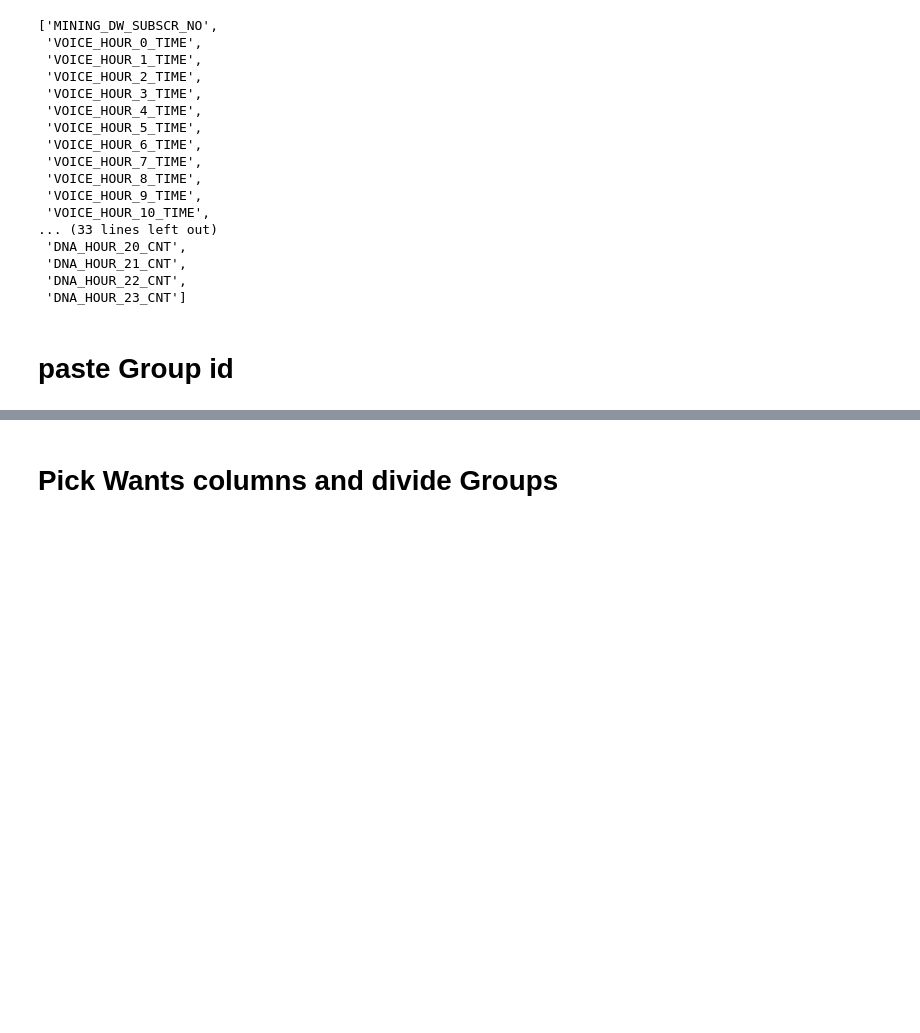
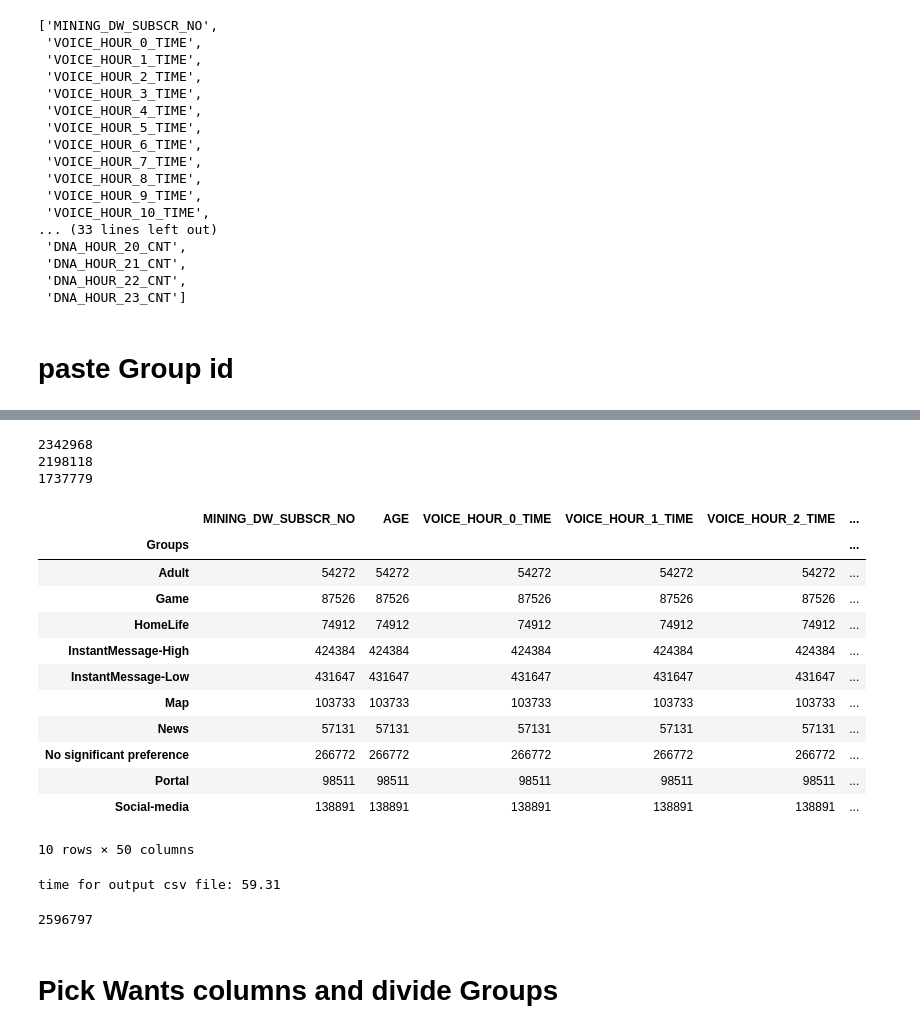
Before and after one commit to xiaosean/preprocess_py, a Jupyter notebook: downsample_and_kmean_id.ipynb, the cells around one changed output, grey strips where cells are left out. Cells and saved outputs as stored; diff of their text form; code cells hidden in the pictures; blank space fills up the shorter version.

```diff
--- a/downsample_and_kmean_id.ipynb
+++ b/downsample_and_kmean_id.ipynb
@@ -340,0 +341,8 @@ result.groupby("Groups").count()
+# %%
+path = "D:/NEW_DATA_FULL_2017_6_30/"
+filename = "MDS_April_age_SINGLE_SIM_COMPLETED.txt"
+# TAG K MEAN RESULT
+AGE_ID_FILE = path + filename
+# read revise csv file and print cost time
+age_df = pd.read_csv(AGE_ID_FILE, error_bad_lines=False, usecols = ["MINING_DW_SUBSCR_NO", "AGE"], sep = '\t')
+result = pd.merge(age_df, result, on='MINING_DW_SUBSCR_NO', how='left')
@@ -341,3 +431,39 @@ result.groupby("Groups").count()
+# %%
+copy_df = result[wants_col]
+# %%
+print(len(copy_df))
+copy_df = copy_df[copy_df["Groups"] != "Infrequent Internet User"]
+print(len(copy_df))
+copy_df = copy_df[copy_df["Groups"] != "None"]
+print(len(copy_df))
+# %% [output]
+2342968
+2198118
+1737779
+# %%
+copy_df.groupby("Groups").count()
+# %% [output]
+|  | MINING_DW_SUBSCR_NO | AGE | VOICE_HOUR_0_TIME | VOICE_HOUR_1_TIME | VOICE_HOUR_2_TIME | ... |
+| Groups |  |  |  |  |  | ... |
+| Adult | 54272 | 54272 | 54272 | 54272 | 54272 | ... |
+| Game | 87526 | 87526 | 87526 | 87526 | 87526 | ... |
+| HomeLife | 74912 | 74912 | 74912 | 74912 | 74912 | ... |
+| InstantMessage-High | 424384 | 424384 | 424384 | 424384 | 424384 | ... |
+| InstantMessage-Low | 431647 | 431647 | 431647 | 431647 | 431647 | ... |
+| Map | 103733 | 103733 | 103733 | 103733 | 103733 | ... |
+| News | 57131 | 57131 | 57131 | 57131 | 57131 | ... |
+| No significant preference | 266772 | 266772 | 266772 | 266772 | 266772 | ... |
+| Portal | 98511 | 98511 | 98511 | 98511 | 98511 | ... |
+| Social-media | 138891 | 138891 | 138891 | 138891 | 138891 | ... |
+10 rows × 50 columns
+# %%
+save_dataframe(copy_df, out_path + "proportion_dna_voice_id_groups_age")
+# %% [output]
+time for output csv file: 59.31
+# %%
+len(result)
+# %% [output]
+2596797
 # %% [markdown]
 # Pick Wants columns and divide Groups
 # %%
```
Also changed, not shown: parts of 6 cells of this notebook, 1 other file.
